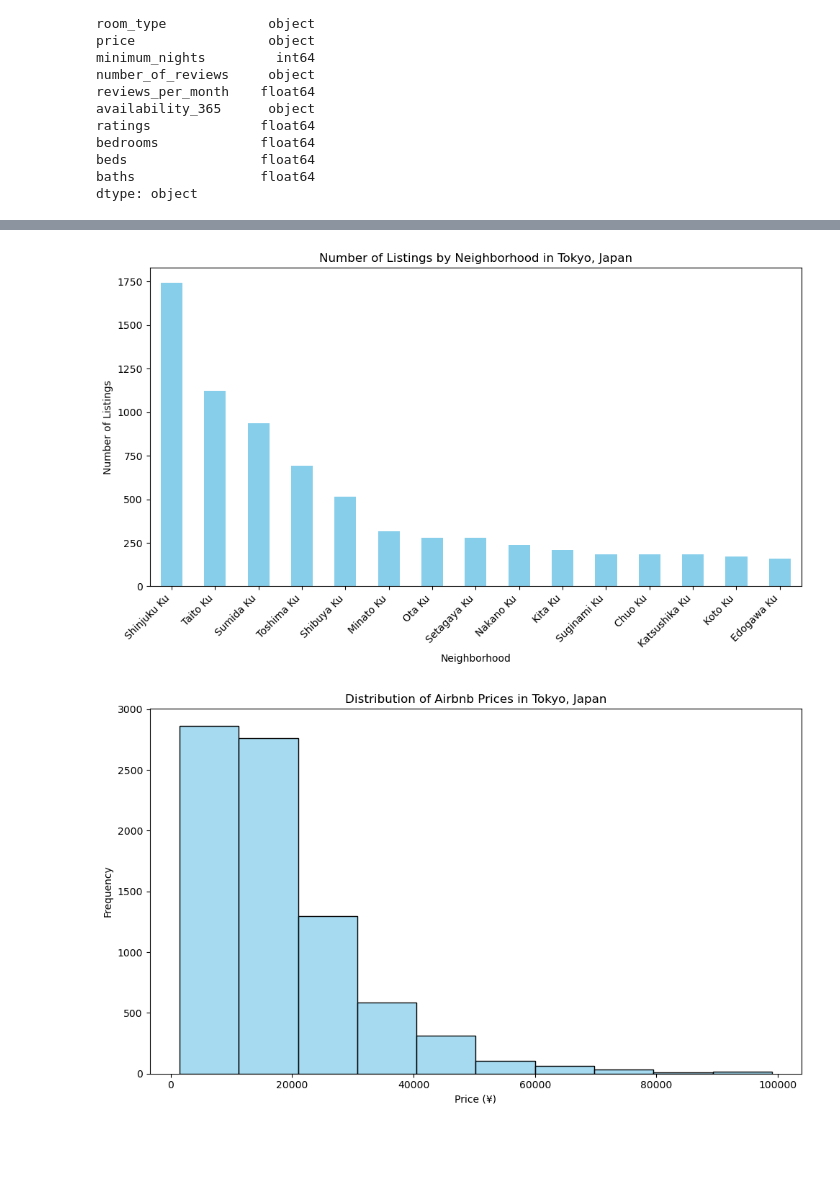
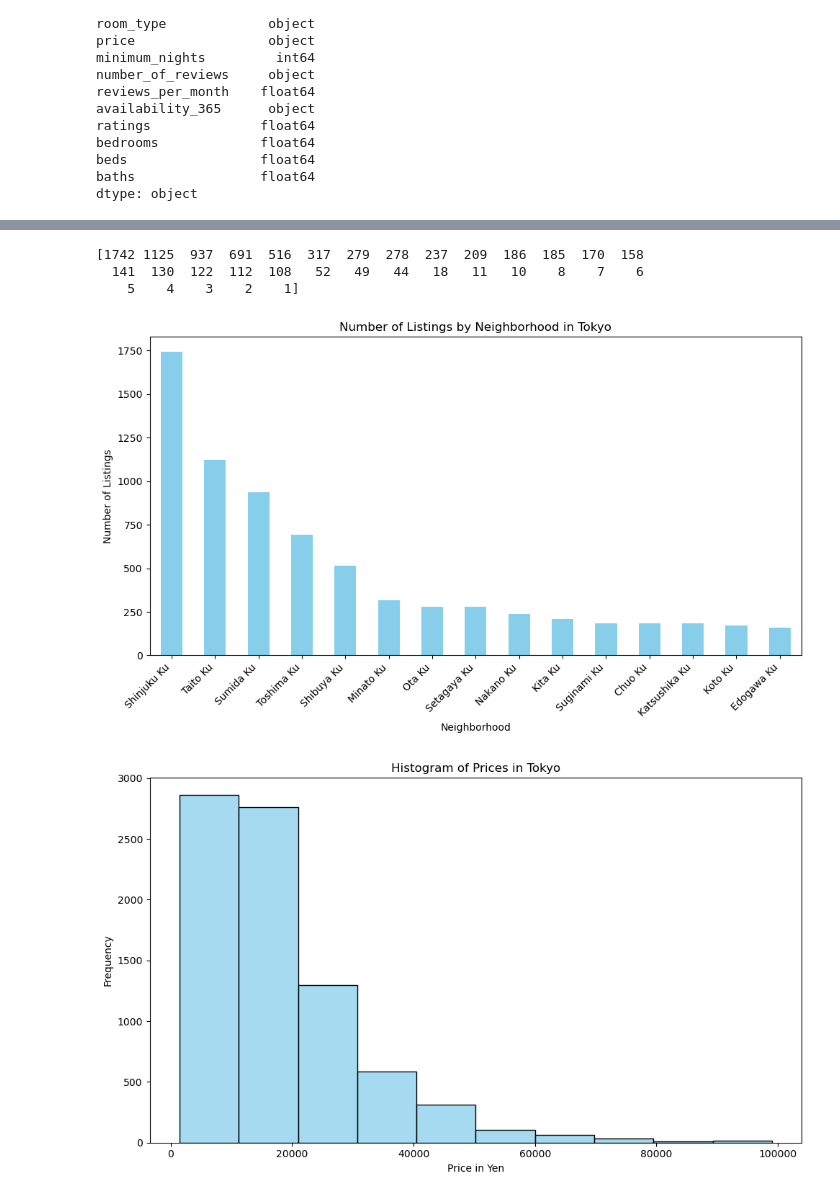
Before and after one commit to sophiagemanuel/Tokyo-Airbnb, a Jupyter notebook: tokyo.ipynb, the cells around one changed output, grey strips where cells are left out. Saved outputs shown, nothing was run; the diff lists cells and outputs as text; code cells hidden in the pictures; blank space fills up the shorter version.

```diff
--- a/tokyo.ipynb
+++ b/tokyo.ipynb
@@ -195,7 +195,7 @@ top_neighborhoods = neighborhood_counts_sorted.head(15)
 
 plt.figure(figsize=(10, 6))
 top_neighborhoods.plot(kind='bar', color='skyblue')
-plt.title('Number of Listings by Neighborhood in Tokyo, Japan')
+plt.title('Number of Listings by Neighborhood in Tokyo')
 plt.xlabel('Neighborhood')
 plt.ylabel('Number of Listings')
 plt.xticks(rotation=45, ha='right')
@@ -203,7 +203,10 @@ plt.tight_layout()
 plt.savefig('Resources/barchart_of_neighborhoodlistings_in_tokyo.png', format='png')
 plt.show()
 # %% [output]
+[1742 1125  937  691  516  317  279  278  237  209  186  185  170  158
+  141  130  122  112  108   52   49   44   18   11   10    8    7    6
+    5    4    3    2    1]
-[figure, old version]
+[figure, new version]
 # %%
 # Read the saved PNG file and encode it to base64
 with open('Resources/barchart_of_neighborhoodlistings_in_tokyo.png', 'rb') as image_file:
@@ -231,17 +234,17 @@ with open("Resources/barchart_of_neighborhoodlistings_in_tokyo.html", "w") as ht
 # %%
 # Creating a Histogram to show the overall distribution of price
 tokyo_df = tokyo_df[tokyo_df['price'] < 100000]
 ## Using Matplotlib
 plt.figure(figsize=(10, 6))
 sns.histplot(tokyo_df['price'], bins=10, color='skyblue', edgecolor='black', kde=False)
-plt.title('Distribution of Airbnb Prices in Tokyo, Japan')
-plt.xlabel('Price (¥)')
+plt.title('Histogram of Prices in Tokyo')
+plt.xlabel('Price in Yen')
 plt.ylabel('Frequency')
 plt.tight_layout()
 plt.savefig('Resources/histogram_of_prices_in_tokyo.png', format='png')
 plt.show()
 # %% [output]
-[figure, old version]
+[figure, new version]
 # %%
 with open('Resources/histogram_of_prices_in_tokyo.png', 'rb') as image_file:
     image_base64 = base64.b64encode(image_file.read()).decode('utf-8')
```
Also changed, not shown: parts of 1 cell of this notebook, 4 other files.
